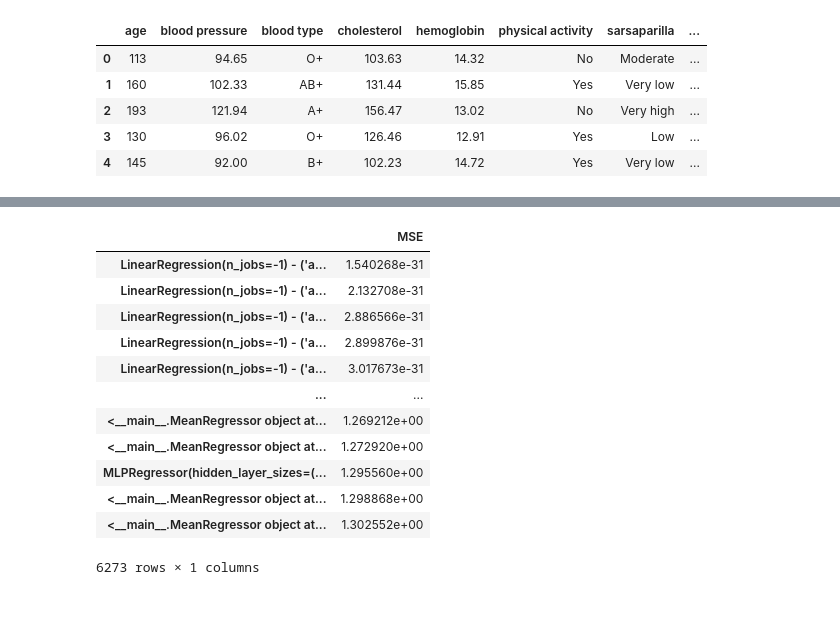
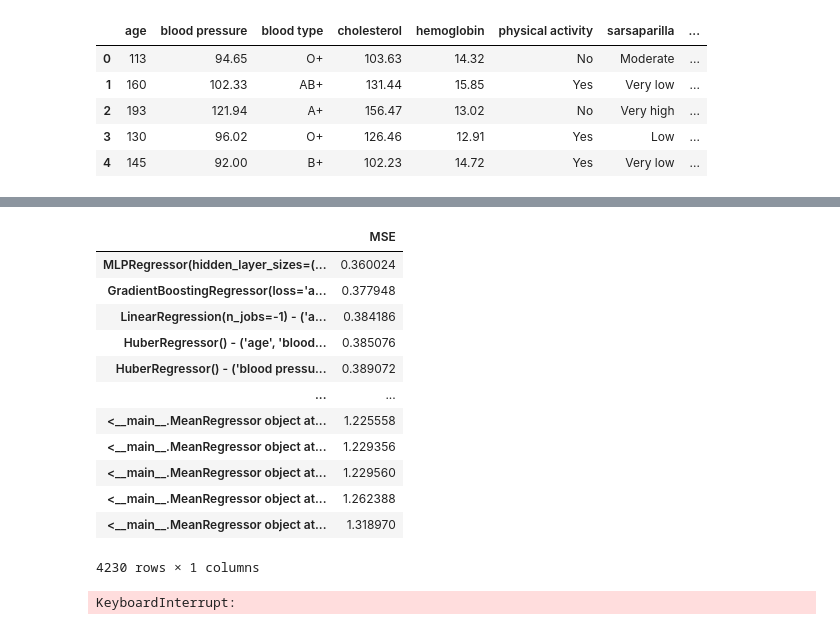
Before and after one commit to FedericaRoberto/UCL-ML-Project, a Jupyter notebook: main.ipynb, the cells around one changed output, grey strips where cells are left out. Drawn from its saved outputs; the diff is of its cells as text; code cells hidden in the pictures.

```diff
--- a/main.ipynb
+++ b/main.ipynb
@@ -180,12 +180,12 @@ def encode_blood_type(blood_type):
     b = 1 if 'B' in blood_type else 0
     o = 1 if 'O' in blood_type else 0
     # print(blood_type, rh, a, b, o)
-    return pd.Series([rh, a, b, o])
+    return pd.Series([rh, a, b])
 
 blood_types = Xtab1['blood type'].values.tolist()
 encoded_blood_types = [encode_blood_type(blood_type) for blood_type in blood_types]
 encoded_blood_types = pd.DataFrame(encoded_blood_types)
-encoded_blood_types.columns = ['RH', 'A', 'B', 'O']
+encoded_blood_types.columns = ['RH', 'A', 'B']
 
 Xtab1 = pd.concat([Xtab1, encoded_blood_types], axis=1)
 Xtab1.head()
@@ -405,8 +407,9 @@ class MeanRegressor:
 # %%
 columns = Xtab1.columns
 # drop the columns that are encoded
-columns = columns.drop(['blood type', 'physical activity', 'sarsaparilla', 'smurfberry liquor', 'smurfin donuts', 'img_filename', 'Y'])
+columns = columns.drop(['blood type', 'physical activity', 'sarsaparilla', 'smurfberry liquor', 'smurfin donuts', 'img_filename', 'Y', 'LOG_Y'])
 combinations = []
+
 for i in range(len(columns)-3, len(columns)+1):
     combinations.append(list(itertools.combinations(columns, i)))
 
@@ -450,50 +453,52 @@ for combination in tqdm.tqdm(combinations):
         # linear_model.Ridge(),
         # linear_model.Lasso(),
         # linear_model.ElasticNet(),
         # linear_model.BayesianRidge(),
         # linear_model.ARDRegression(),
         linear_model.HuberRegressor(),
         # linear_model.TheilSenRegressor(),
         # linear_model.RANSACRegressor(),
         # linear_model.TweedieRegressor(),
-        neural_network.MLPRegressor( hidden_layer_sizes=(100, 100), activation='relu', solver='adam', alpha=0.0001, batch_size='auto', learning_rate='constant', learning_rate_init=0.001, power_t=0.5, max_iter=200, shuffle=True, random_state=None, tol=0.0001, verbose=False, warm_start=False, momentum=0.9, nesterovs_momentum=True, early_stopping=False, validation_fraction=0.1, beta_1=0.9, beta_2=0.999, epsilon=1e-08),
+        neural_network.MLPRegressor( hidden_layer_sizes=(50, 50), activation='relu', solver='adam', alpha=0.0001, batch_size='auto', learning_rate='constant', learning_rate_init=0.0001, power_t=0.5, max_iter=200, shuffle=True, random_state=None, tol=0.0001, verbose=False, warm_start=False, momentum=0.9, nesterovs_momentum=True, early_stopping=False, validation_fraction=0.1, beta_1=0.9, beta_2=0.999, epsilon=1e-08),
         # ensemble.BaggingRegressor(),
         MeanRegressor()
     ]
     for model in models:
         # print(model)
         # Train the model
         model.fit(X_train, y_train)
         # Make predictions
         predictions = model.predict(X_test)
         # Calculate the mean squared error
         mse = metrics.mean_squared_error(y_test, predictions)
         # print(mse)
         # Store the mean squared error
         combinations_mse[str(model) + ' - ' + str(combination)] = mse
         combinations_models[str(model) + ' - ' + str(combination)] = model
 
 combinations_mse = pd.DataFrame.from_dict(combinations_mse, orient='index')
-combinations_mse.columns = ['MSE']
+combinations_mse.columns = ['COMB', 'MSE']
 combinations_mse = combinations_mse.sort_values(by=['MSE'], ascending=True)
 combinations_mse
 # %% [output]
 |  | MSE |
-| LinearRegression(n_jobs=-1) - ('a... | 1.540268e-31 |
-| LinearRegression(n_jobs=-1) - ('a... | 2.132708e-31 |
-| LinearRegression(n_jobs=-1) - ('a... | 2.886566e-31 |
-| LinearRegression(n_jobs=-1) - ('a... | 2.899876e-31 |
-| LinearRegression(n_jobs=-1) - ('a... | 3.017673e-31 |
+| MLPRegressor(hidden_layer_sizes=(... | 0.360024 |
+| GradientBoostingRegressor(loss='a... | 0.377948 |
+| LinearRegression(n_jobs=-1) - ('a... | 0.384186 |
+| HuberRegressor() - ('age', 'blood... | 0.385076 |
+| HuberRegressor() - ('blood pressu... | 0.389072 |
 | ... | ... |
-| <__main__.MeanRegressor object at... | 1.269212e+00 |
-| <__main__.MeanRegressor object at... | 1.272920e+00 |
-| MLPRegressor(hidden_layer_sizes=(... | 1.295560e+00 |
-| <__main__.MeanRegressor object at... | 1.298868e+00 |
-| <__main__.MeanRegressor object at... | 1.302552e+00 |
+| <__main__.MeanRegressor object at... | 1.225558 |
+| <__main__.MeanRegressor object at... | 1.229356 |
+| <__main__.MeanRegressor object at... | 1.229560 |
+| <__main__.MeanRegressor object at... | 1.262388 |
+| <__main__.MeanRegressor object at... | 1.318970 |
-6273 rows × 1 columns
+4230 rows × 1 columns
 # %%
 # save the results into a csv file
 combinations_mse.to_csv('combinations_mse.csv')
 # save the models into a pickle file
-with open('combinations_models.pickle', 'wb') as handle:
-    pickle.dump(combinations_models, handle, protocol=pickle.HIGHEST_PROTOCOL)
+# with open('combinations_models.pickle', 'wb') as handle:
+#     pickle.dump(combinations_models, handle, protocol=pickle.HIGHEST_PROTOCOL)
+# %% [output]
+KeyboardInterrupt:
```
Also changed, not shown: parts of 10 cells of this notebook, 4 other files.
